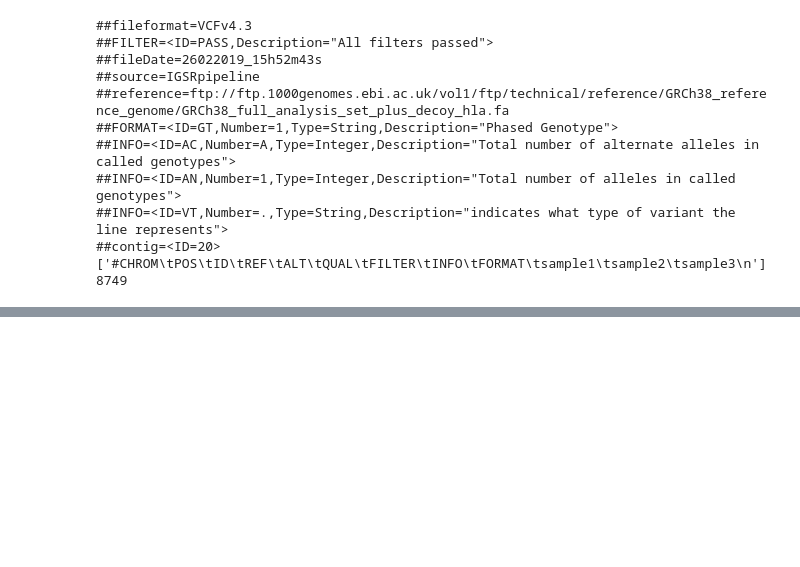
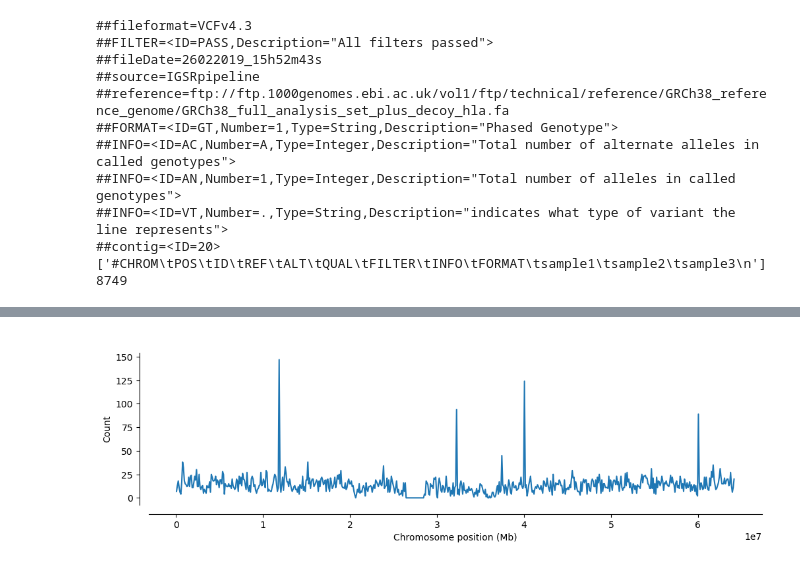
Before and after one commit to AkramMendez/custom_scripts, a Jupyter notebook: python/python_practice.ipynb, the cells around one changed output, grey strips where cells are left out. Drawn from its saved outputs; the diff is of its cells as text; code cells hidden in the pictures; blank space fills up the shorter version.

```diff
--- a/python/python_practice.ipynb
+++ b/python/python_practice.ipynb
@@ -342,0 +497,19 @@ True
+# %%
+def labelVariantType(df):
+    if df['transition'] and 'SNP' in df['INFO']:
+        return 'SNP (Ts)'
+    elif df['transversion'] and 'SNP' in df['INFO']:
+        return 'SNP (Tv)'
+    elif 'Insertion' in df['indel_type'] and 'INDEL' in df['INFO']:
+        return 'INDEL (Ins)'
+    elif 'Deletion' in df['indel_type'] and 'INDEL' in df['INFO']:
+        return 'INDEL (Del)'
+    else:
+        return False
+
+
+df =  vcf_data[['POS','INFO','transition','transversion','indel_type']].copy()
+df['VariantType'] = df.apply( lambda x: labelVariantType(x), axis =1)
+
+#df.groupby('VariantType').size()
+df
@@ -342,0 +530,56 @@ True
+# %%
+# Distribution of variants across the chromosome and possible mutational processes that might be operative.
+
+# Plot SNPs and INDELs density:
+
+def labelVariantType(df):
+    if df['transition'] and 'SNP' in df['INFO']:
+        return 'SNP (Ts)'
+    elif df['transversion'] and 'SNP' in df['INFO']:
+        return 'SNP (Tv)'
+    elif 'Insertion' in df['indel_type'] and 'INDEL' in df['INFO']:
+        return 'INDEL (Ins)'
+    elif 'Deletion' in df['indel_type'] and 'INDEL' in df['INFO']:
+        return 'INDEL (Del)'
+    else:
+        return False
+
+
+df =  vcf_data[['POS','INFO','transition','transversion','indel_type']].copy()
+df['VariantType'] = df.apply( lambda x: labelVariantType(x), axis =1)
+
+bins = np.arange(0,int(df['POS'].max()),100000)
+
+pos = df['POS'].values.astype(int)
+
+def plot_windowed_variant_density(pos, window_size, title, ax):
+
+    # setup windows
+    bins = np.arange(0, pos.max(), window_size)
+
+    # use window midpoints as x coordinate
+    x = (bins[1:] + bins[:-1])/2
+
+    # compute variant density in each window
+    count, _ = np.histogram(pos, bins=bins)
+
+    y= count
+
+    # plot
+    sns.despine(ax=ax, offset=10)
+    ax.plot(x, y)
+    ax.set_xlabel('Chromosome position (Mb)')
+    ax.set_ylabel('Count')
+    if title:
+        ax.set_title(title)
+
+fig, ax = plt.subplots(figsize=(12, 3))
+# Apply the function: I can use a for loop
+# for i in [sample_1,sample_2,sample_3]:
+#     plot_windowed_variant_density(i.POS, 1000000,'test', ax)
+    #plot_windowed_variant_density(sample_2.POS, 1000000,'test', ax)
+
+
+plot_windowed_variant_density(pos,window_size=100000,title=' ',ax=ax)
+# %% [output]
+[figure, added]
```
Also changed, not shown: parts of 13 cells of this notebook.
